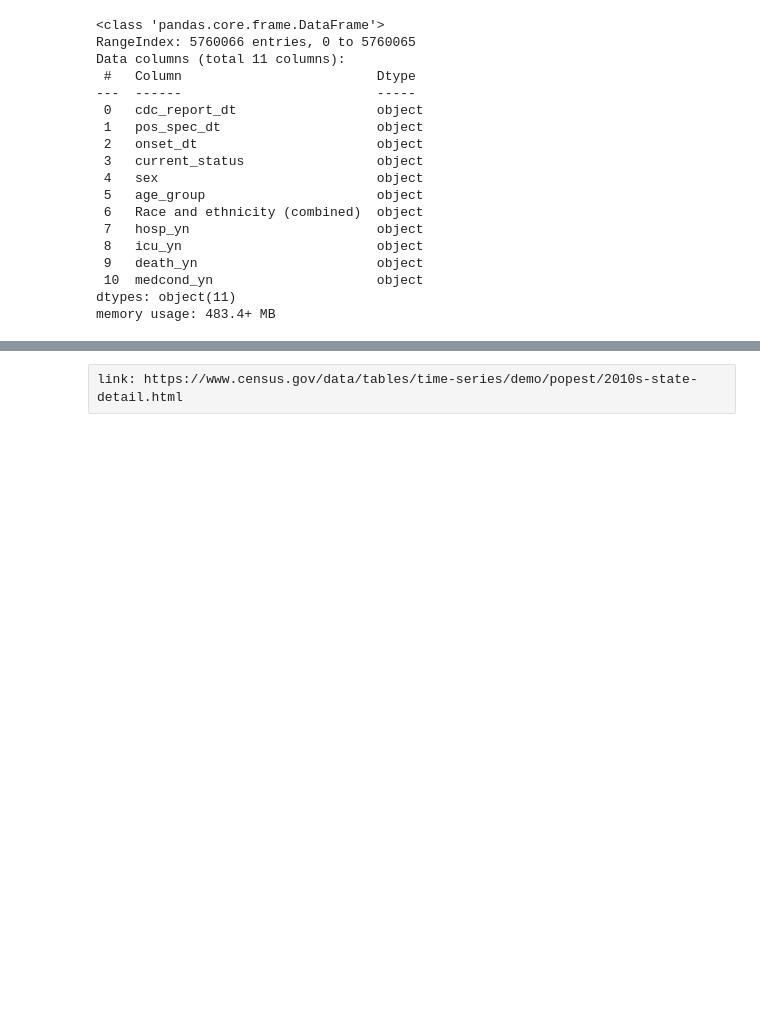
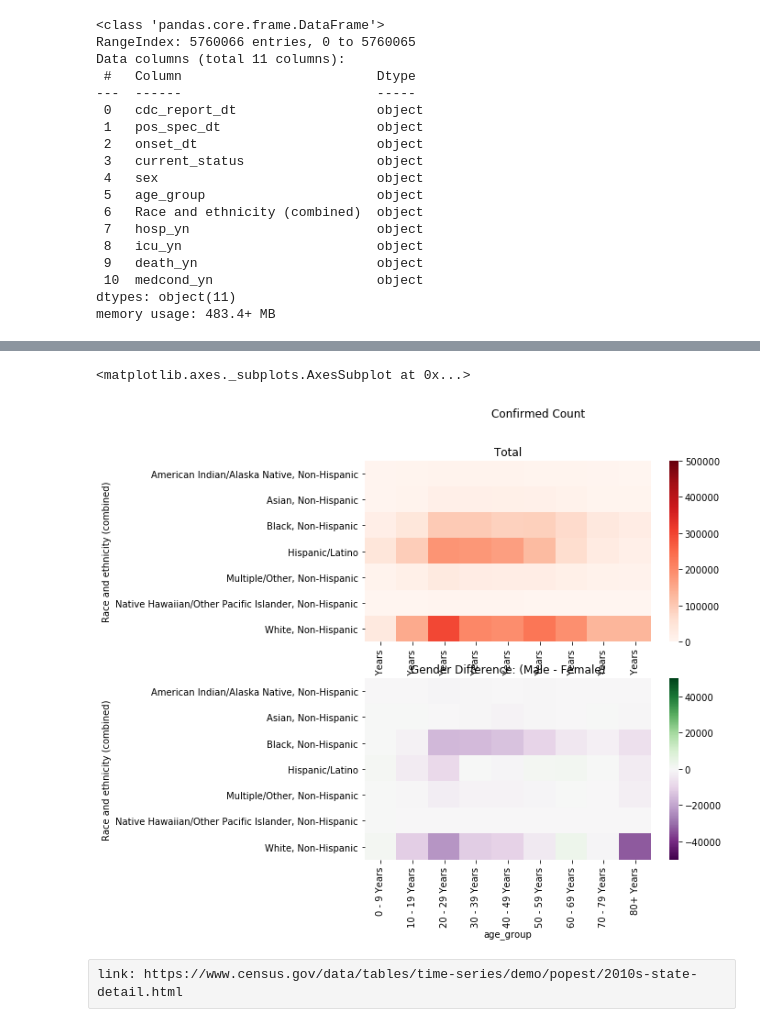
Before and after one commit to zl3311/COVID_prediction_US, a Jupyter notebook: EDA.ipynb, the cells around one changed output, grey strips where cells are left out. Saved outputs shown, nothing was run; the diff lists cells and outputs as text; code cells hidden in the pictures; blank space fills up the shorter version.

```diff
--- a/EDA.ipynb
+++ b/EDA.ipynb
@@ -76,2 +116,15 @@ DeathRate.groupby(["sex", "age_group", "Race and ethnicity (combined)"]).mean()
+# %%
+fig, axs = plt.subplots(2,1,figsize=(7,8))
+
+fig.suptitle("Confirmed Count")
+axs[0].set_title("Total")
+axs[1].set_title("Gender Difference: (Male - Female)")
+
+df_diff = pd.pivot_table(df_sum_dr[df_sum_dr.sex=="Male"], values='deathcount', columns=['age_group'], index=['Race and ethnicity (combined)'], aggfunc=np.sum) - pd.pivot_table(df_sum_dr[df_sum_dr.sex=="Female"], values='deathcount', columns=['age_group'], index=['Race and ethnicity (combined)'], aggfunc=np.sum)
+sns.heatmap(pd.pivot_table(df_sum_dr, values='deathcount', columns=['age_group'], index=['Race and ethnicity (combined)'], aggfunc=np.sum), vmin=0, vmax=5e5, ax=axs[0], cmap="Reds")
+sns.heatmap(df_diff, vmin=-5e4, vmax=5e4, ax=axs[1], cmap="PRGn")
+# %% [output]
+<matplotlib.axes._subplots.AxesSubplot at 0x...>
+[figure, added]
 # %% [raw]
 link: https://www.census.gov/data/tables/time-series/demo/popest/2010s-state-detail.html
```
Also changed, not shown: parts of 32 cells of this notebook.
